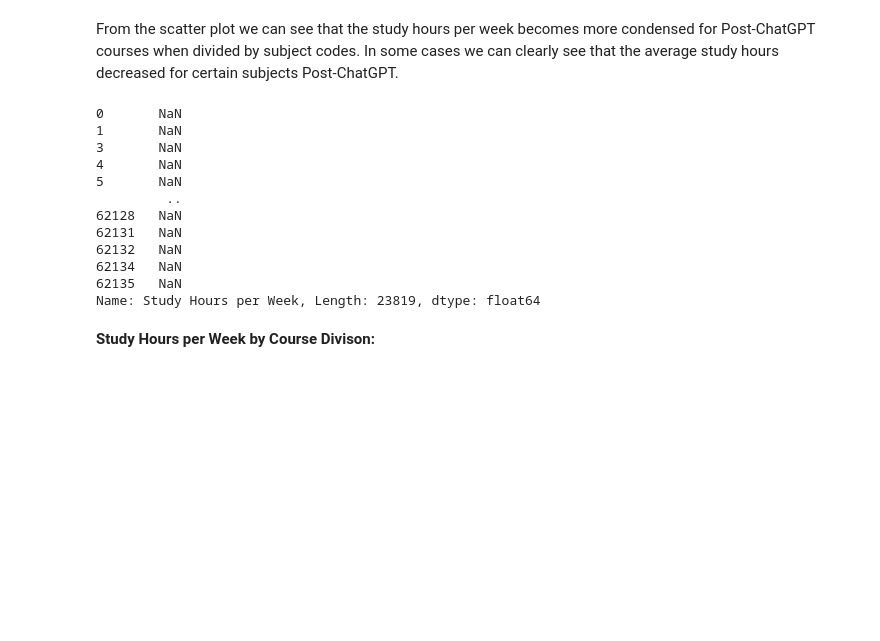
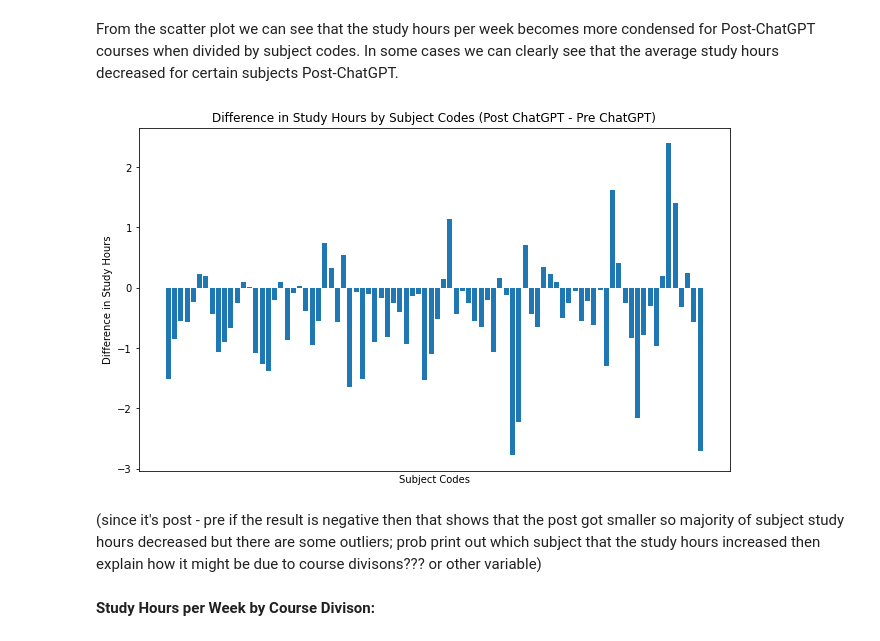
Before and after one commit to aydintabai/AI-Academic-Impact-Case-Study, a Jupyter notebook: EDACheckpoint_Group112_WI24.ipynb, the cells around one changed output. Cells and saved outputs as stored; diff of their text form; code cells hidden in the pictures; blank space fills up the shorter version.

```diff
--- a/EDACheckpoint_Group112_WI24.ipynb
+++ b/EDACheckpoint_Group112_WI24.ipynb
@@ -714,21 +714,24 @@ plt.show()
 From the scatter plot we can see that the study hours per week becomes more condensed for Post-ChatGPT courses when divided by subject codes. In some cases we can clearly see that the average study hours decreased for certain subjects Post-ChatGPT.
 # %%
 # Plot differences by course division
-diff = post_gpt['Study Hours per Week'] - pre_gpt['Study Hours per Week']
-diff
+subject_mean_post = post_gpt.groupby('Subject Code')['Study Hours per Week'].mean()
+subject_mean_pre = pre_gpt.groupby('Subject Code')['Study Hours per Week'].mean()
+
+study_hours_difference = subject_mean_post - subject_mean_pre
+
+plt.figure(figsize=(9, 6))
+plt.bar(study_hours_difference.index, study_hours_difference.values)
+plt.title('Difference in Study Hours by Subject Codes (Post ChatGPT - Pre ChatGPT)')
+plt.ylabel('Difference in Study Hours')
+plt.xlabel('Subject Codes')
+plt.xticks(rotation=45, ha='right')
+plt.tight_layout()
+plt.xticks([])
+plt.show()
 # %% [output]
-0       NaN
-1       NaN
-3       NaN
-4       NaN
-5       NaN
-         ..
-62128   NaN
-62131   NaN
-62132   NaN
-62134   NaN
-62135   NaN
-Name: Study Hours per Week, Length: 23819, dtype: float64
+[figure, added]
+# %% [markdown]
+(since it's post - pre if the result is negative then that shows that the post got smaller so majority of subject study hours decreased but there are some outliers; prob print out which subject that the study hours increased then explain how it might be due to course divisons??? or other variable)
 # %% [markdown]
 <b>Study Hours per Week by Course Divison: </b>
 # %%
```
Also changed, not shown: parts of 9 cells of this notebook.
